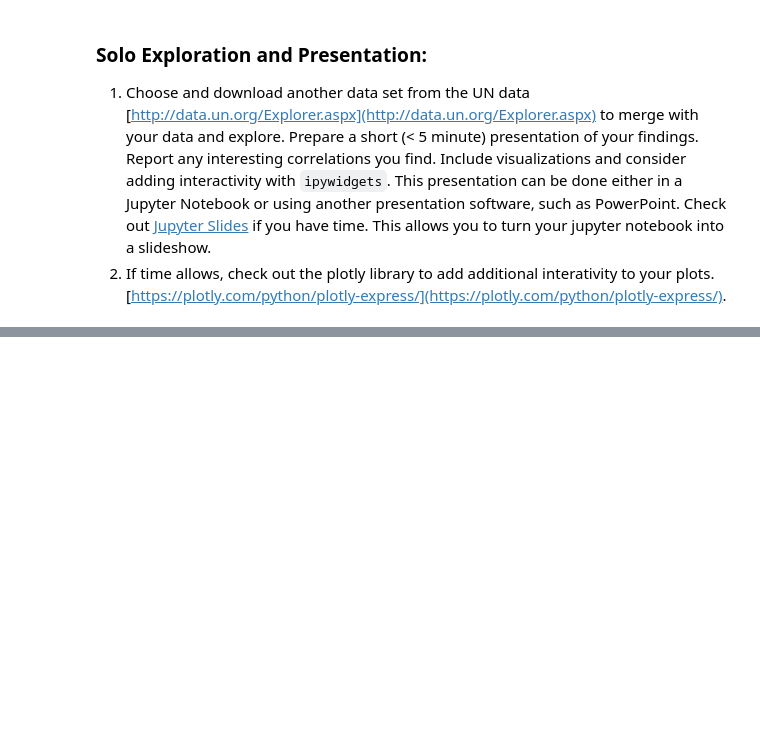
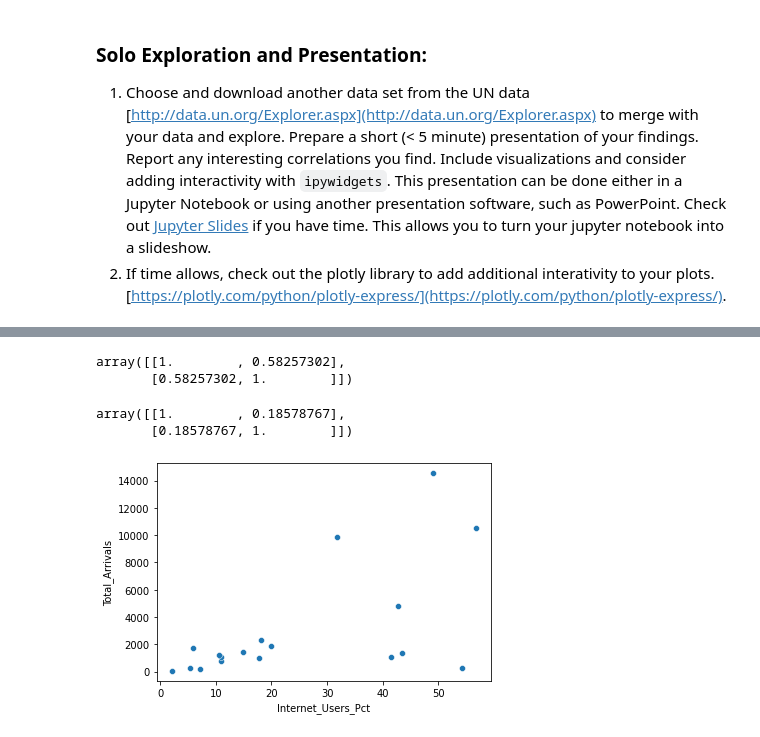
Before and after one commit to nss-data-science-cohort-5/un_exploration-rohitrvenkat, a Jupyter notebook: notebooks/UN_Data_Exploration.ipynb, the cells around one changed output, grey strips where cells are left out. Saved outputs shown, nothing was run; the diff lists cells and outputs as text; code cells hidden in the pictures; blank space fills up the shorter version.

```diff
--- a/notebooks/UN_Data_Exploration.ipynb
+++ b/notebooks/UN_Data_Exploration.ipynb
@@ -357,3 +373,8 @@ gdp_and_internet_use = gdp_df.merge(internet_df, on = ['Country', 'Year'])
+# %%
+internet_df = internet_df.assign(temp = list(map(gdp_internet_matches.get, internet_df['Country'])))
+internet_df['Country'] = np.where(~internet_df['temp'].isna(), internet_df['temp'], internet_df['Country'])
+internet_df = internet_df.drop(columns = 'temp')
+gdp_and_internet_use = gdp_df.merge(internet_df, on = ['Country', 'Year'])
 # %% [markdown]
 27.	Look at the first five rows of your new data frame to confirm it merged correctly. Also, check the last five rows to make sure the data is clean and as expected.
 # %%
@@ -550,0 +464,3 @@ match_countries(internet_df, tourism_df)
+# %%
+gdp_internet_tourism_matches = match_countries(gdp_and_internet_use, tourism_df)
+display(gdp_internet_tourism_matches)
@@ -550,0 +485,23 @@ match_countries(internet_df, tourism_df)
+# %%
+tourism_df = tourism_df.assign(temp = list(map(gdp_internet_tourism_matches.get, tourism_df['Country'])))
+tourism_df['Country'] = np.where(~tourism_df['temp'].isna(), tourism_df['temp'], tourism_df['Country'])
+tourism_df = tourism_df.drop(columns = 'temp')
+gdp_internet_tourism = gdp_and_internet_use.merge(tourism_df, on = ['Country', 'Year'])
+# %%
+gdp_internet_tourism_2014 = gdp_internet_tourism[gdp_internet_tourism['Year'] == 2014].dropna()
+africa_2014 = gdp_internet_tourism_2014[gdp_internet_tourism_2014['Continent'] == 'Africa']
+asia_2014 = gdp_internet_tourism_2014[gdp_internet_tourism_2014['Continent'] == 'Asia']
+europe_2014 = gdp_internet_tourism_2014[gdp_internet_tourism_2014['Continent'] == 'Europe']
+oceania_2014 = gdp_internet_tourism_2014[gdp_internet_tourism_2014['Continent'] == 'Oceania']
+north_america_2014 = gdp_internet_tourism_2014[gdp_internet_tourism_2014['Continent'] == 'North America']
+south_america_2014 = gdp_internet_tourism_2014[gdp_internet_tourism_2014['Continent'] == 'South America']
+# %%
+sns.scatterplot(data = africa_2014, x = 'Internet_Users_Pct', y = 'Total_Arrivals');
+display(np.corrcoef(africa_2014['Internet_Users_Pct'], africa_2014['Total_Arrivals']))
+display(np.corrcoef(africa_2014['GDP_Per_Capita'], africa_2014['Total_Arrivals']))
+# %% [output]
+array([[1.        , 0.58257302],
+       [0.58257302, 1.        ]])
+array([[1.        , 0.18578767],
+       [0.18578767, 1.        ]])
+[figure, added]
```
Also changed, not shown: parts of 29 cells of this notebook.
